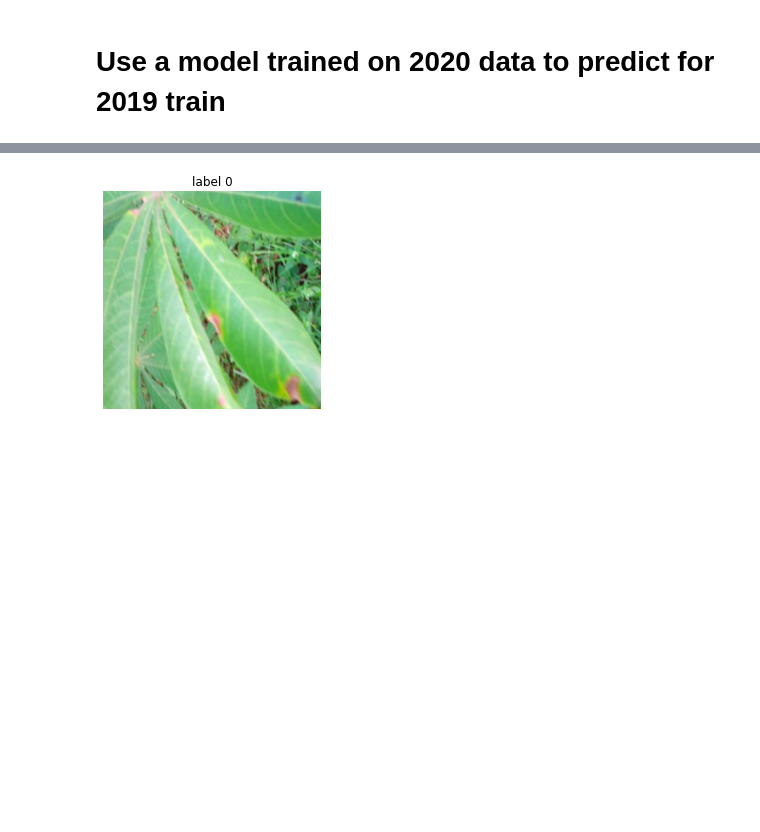
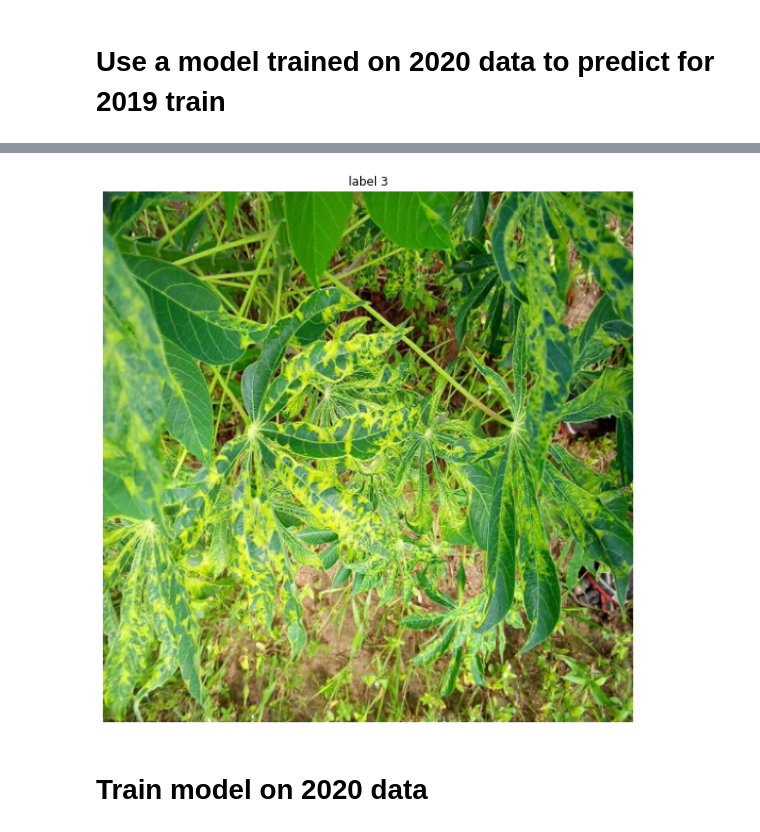
Before and after one commit to btseytlin/kaggle_cassava, a Jupyter notebook: notebooks/eval_on_2019.ipynb, the cells around one changed output, grey strips where cells are left out. Saved outputs shown, nothing was run; the diff lists cells and outputs as text; code cells hidden in the pictures; blank space fills up the shorter version.

Commit message:
investigate why the score on 2019 train is low

```diff
--- a/notebooks/eval_on_2019.ipynb
+++ b/notebooks/eval_on_2019.ipynb
@@ -42,2 +62,4 @@ model.load_state_dict(torch.load(model_checkpoint))
+# %%
+train_2020_indices = np.array(range(len(train_lmdb)))[train_lmdb.sources == 'train_2020']
 # %%
 train_2019_indices = np.array(range(len(train_lmdb)))[train_lmdb.sources == 'train_2019']
@@ -48,4 +87,7 @@ img, label = train_lmdb[train_2019_indices[0]]
 # %%
+idx = np.random.choice(train_2020_indices)
+img, label = train_lmdb[idx]
+plt.figure(figsize=(10, 10))
 plot_image(unnorm(get_test_transforms()(image=img)['image']), label=f'label {label}')
 # %% [output]
-[figure, old version]
+[figure, new version]
@@ -53,0 +94,2 @@ parameters['classifier']['batch_size'] = 10
+# %% [markdown]
+# Train model on 2020 data
```
Also changed, not shown: parts of 28 cells of this notebook, 5 other files.
